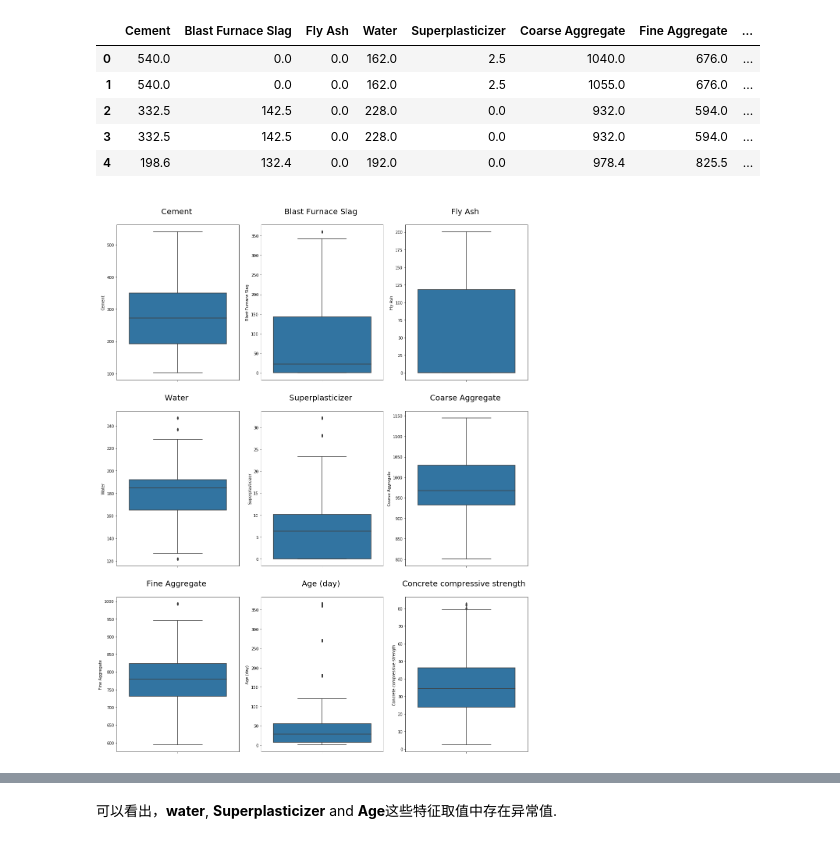
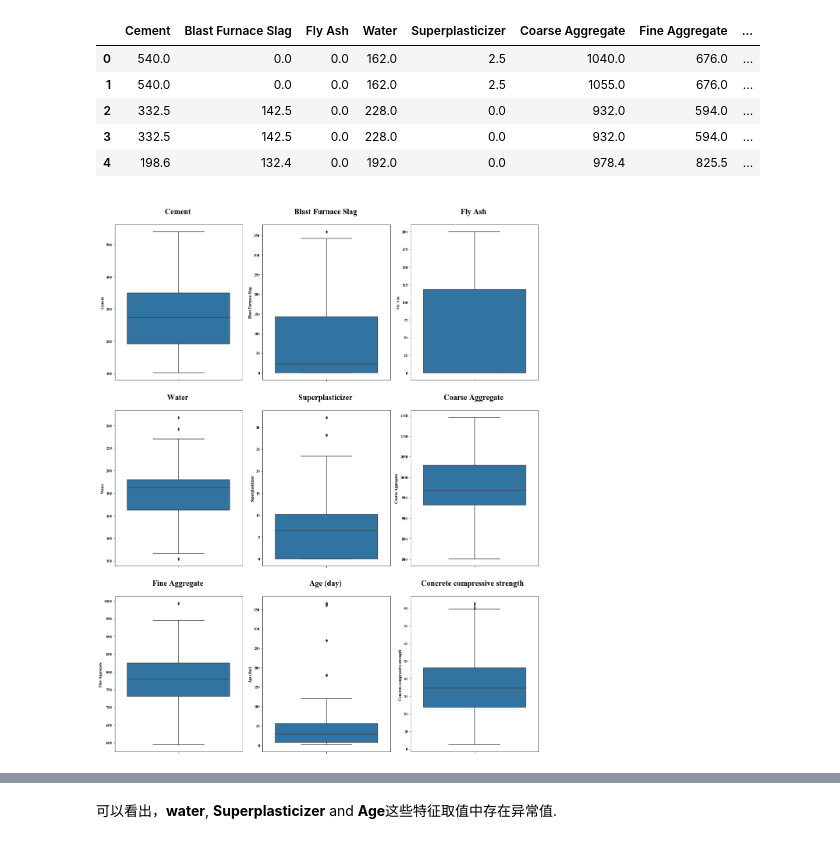
Before and after one commit to YaoXiao-CS/Work-Project-Collection, a Jupyter notebook: ML-利用机器学习预测混凝土抗压强度/cement-strength-eda-and-prediction.ipynb, the cells around one changed output, grey strips where cells are left out. Saved outputs shown, nothing was run; the diff lists cells and outputs as text; code cells hidden in the pictures.

```diff
--- a/ML-利用机器学习预测混凝土抗压强度/cement-strength-eda-and-prediction.ipynb
+++ b/ML-利用机器学习预测混凝土抗压强度/cement-strength-eda-and-prediction.ipynb
@@ -53,6 +55,10 @@ from sklearn.preprocessing import StandardScaler
 
 import warnings
 warnings.filterwarnings('ignore')
+
+config = {'font.family': 'serif', 'font.serif': ['Times New Roman']}
+plt.rcParams.update(config)
+plt.rcParams['axes.unicode_minus'] = False
 # %%
 df = pd.read_csv('./Dataset/Concrete Compressive Strength.csv')
 df.shape
@@ -137,21 +143,21 @@ df.head()
 # %%
 # 经典的箱线图.
 cols = df.columns
 
 plt.figure(figsize = (16, 20))
 plotnumber = 1
 for i in range(0, len(cols)):
     if plotnumber <= 9:
         ax = plt.subplot(3, 3, plotnumber)
-        sns.boxplot(y = cols[i], data = df, ax = ax)
+        sns.boxplot(data = df, y = cols[i],  ax = ax)
         plt.title(f"\n{cols[i]} \n", fontsize = 20)
 
     plotnumber += 1
 
 plt.tight_layout()
 plt.show()
 # %% [output]
-[figure, old version]
+[figure, new version]
 # %%
 plt.figure(figsize = (25, 20))
 plotnumber = 1
```
Also changed, not shown: parts of 32 cells of this notebook, 4 other files.
